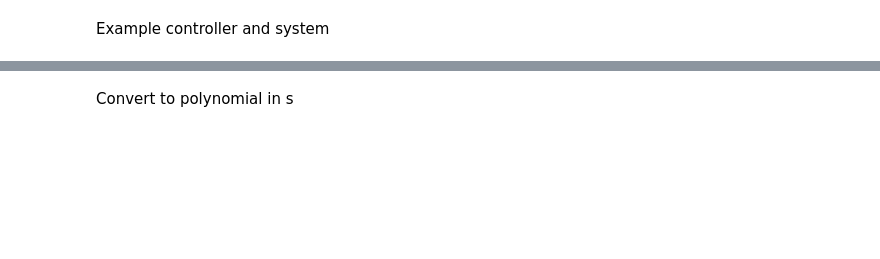
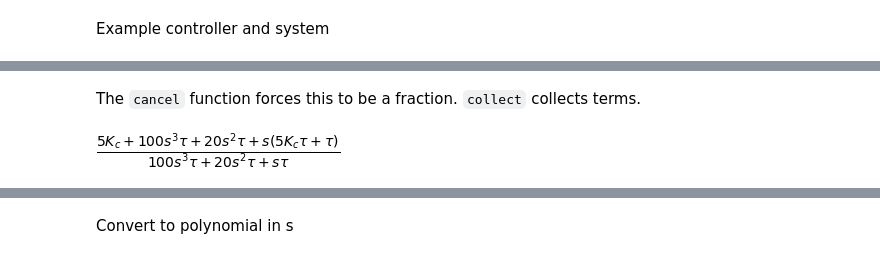
Before and after one commit to alchemyst/Dynamics-and-Control, a Jupyter notebook: 0_Getting_Started/Cheatsheet.ipynb, the cells around one changed output, grey strips where cells are left out. Drawn from its saved outputs; the diff is of its cells as text; code cells hidden in the pictures; blank space fills up the shorter version.

```diff
--- a/0_Getting_Started/Cheatsheet.ipynb
+++ b/0_Getting_Started/Cheatsheet.ipynb
@@ -49,0 +59,7 @@ chareq *= sympy.denom(chareq.together())
+# %% [markdown]
+The `cancel` function forces this to be a fraction. `collect` collects terms.
+# %%
+chareq = chareq.cancel().collect(s)
+chareq
+# %% [output]
+[figure, added]
```
Also changed, not shown: parts of 36 cells of this notebook.
